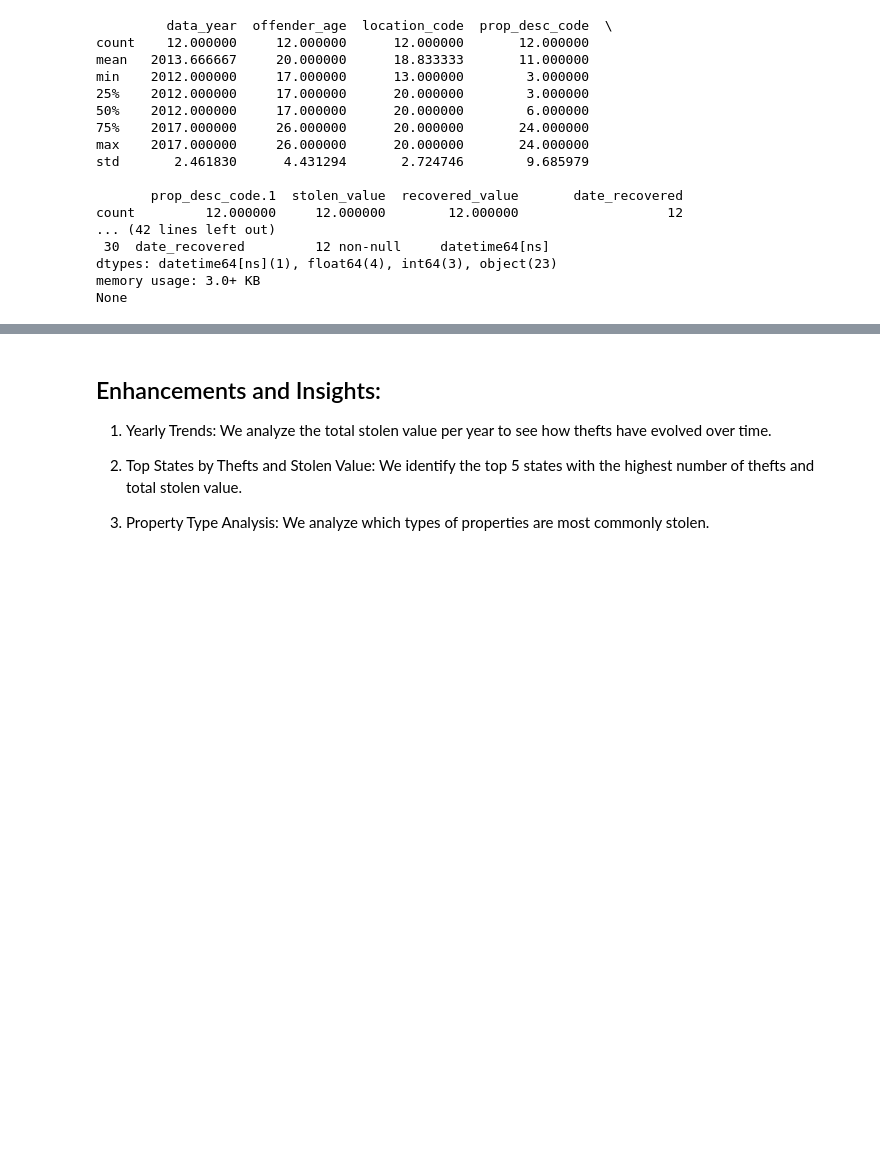
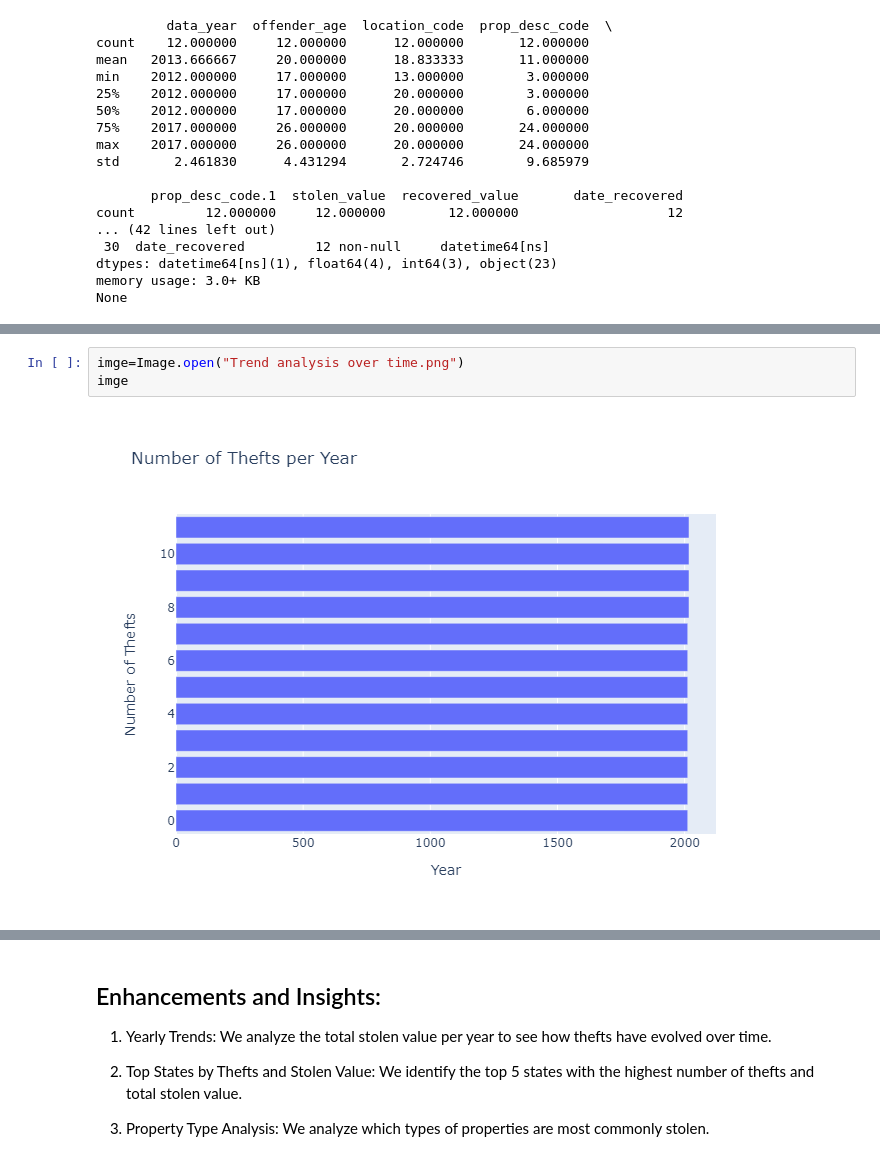
Before and after one commit to tomiwaayanwale/Cargo_theft, a Jupyter notebook: cargo dataset.ipynb, the cells around one changed output, grey strips where cells are left out. Cells and saved outputs as stored; diff of their text form; blank space fills up the shorter version.

```diff
--- a/cargo dataset.ipynb
+++ b/cargo dataset.ipynb
@@ -131,3 +137,8 @@ fig.show()
+# %%
+imge=Image.open("Trend analysis over time.png")
+imge
+# %% [output]
+[figure, added]
 # %%
 # Total stolen value per year
 total_stolen_per_year = data.groupby('data_year')['stolen_value'].sum().reset_index()
```
Also changed, not shown: parts of 19 cells of this notebook.
